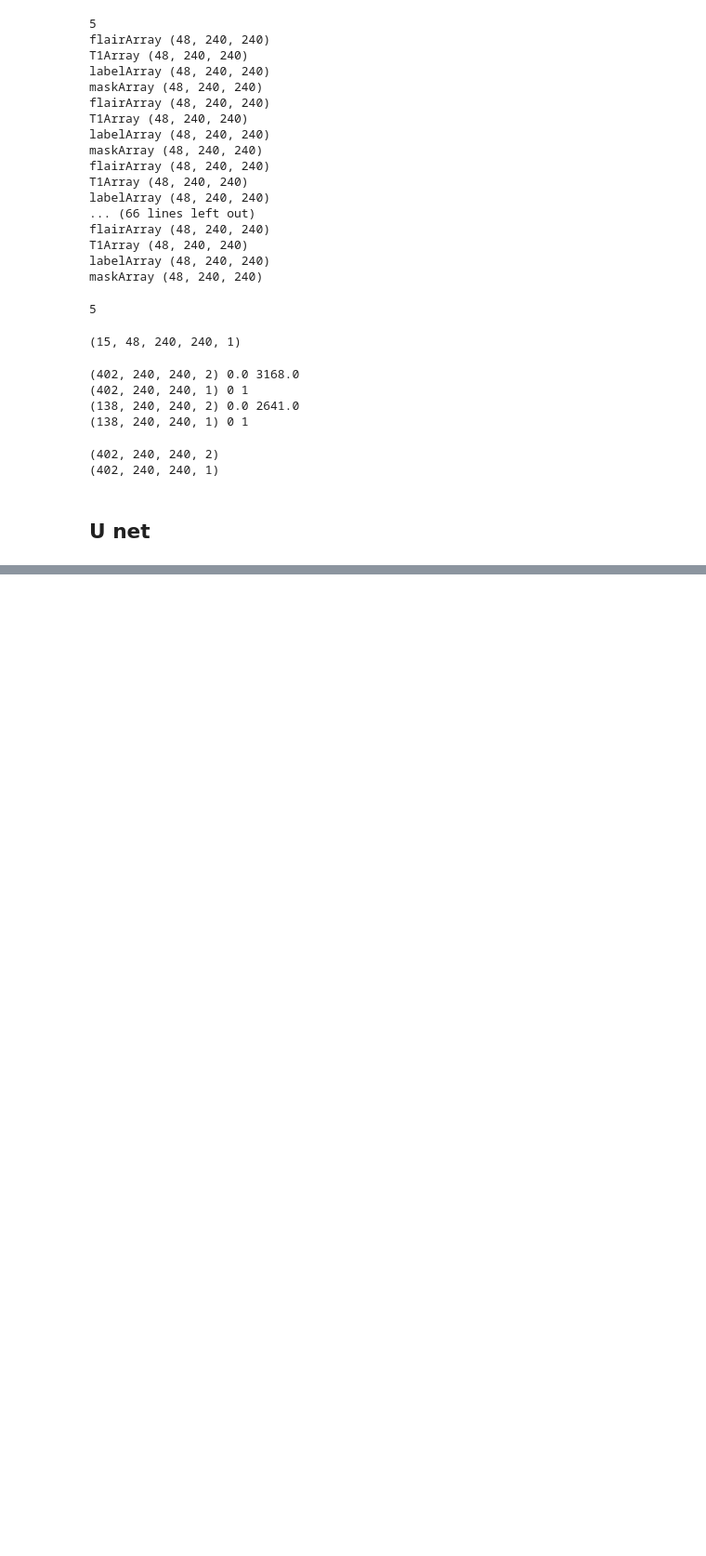
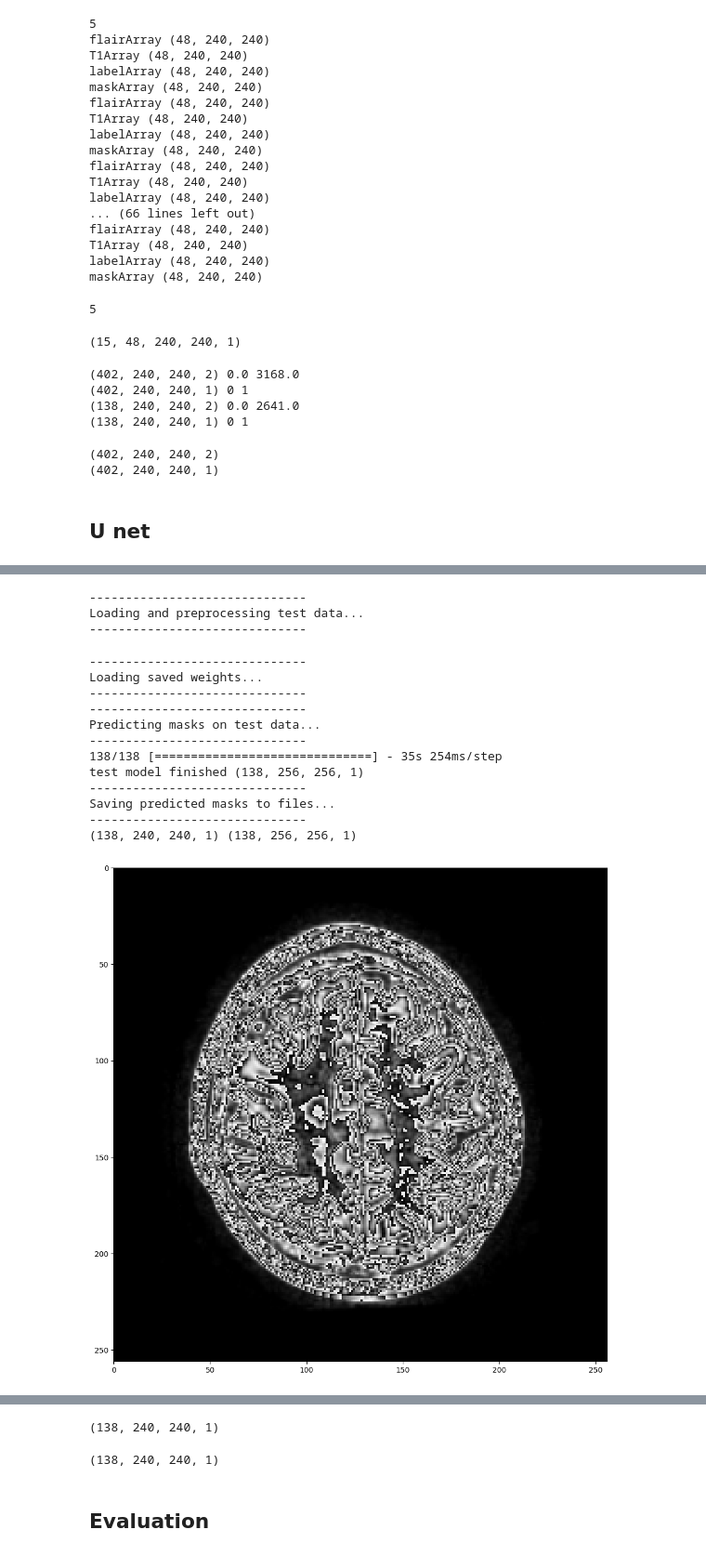
Before and after one commit to JingQin-JQ/umcu, a Jupyter notebook: src/utrecht.ipynb, the cells around one changed output, grey strips where cells are left out. Shown at 93% size. Cells and saved outputs as stored; diff of their text form; code cells hidden in the pictures; blank space fills up the shorter version.

```diff
--- a/src/utrecht.ipynb
+++ b/src/utrecht.ipynb
@@ -410,0 +393,19 @@ Saving predicted masks to files...
+# %%
+testFilename, resultFilename = predict(model)
+# %% [output]
+------------------------------
+Loading and preprocessing test data...
+------------------------------
+------------------------------
+Loading saved weights...
+------------------------------
+------------------------------
+Predicting masks on test data...
+------------------------------
+138/138 [==============================] - 35s 254ms/step
+test model finished (138, 256, 256, 1)
+------------------------------
+Saving predicted masks to files...
+------------------------------
+(138, 240, 240, 1) (138, 256, 256, 1)
+[figure, added]
@@ -410,0 +414,10 @@ Saving predicted masks to files...
+# %%
+testFilename.shape
+# %% [output]
+(138, 240, 240, 1)
+# %%
+resultFilename.shape
+# %% [output]
+(138, 240, 240, 1)
+# %% [markdown]
+## Evaluation
```
Also changed, not shown: parts of 18 cells of this notebook, 2 other files.
